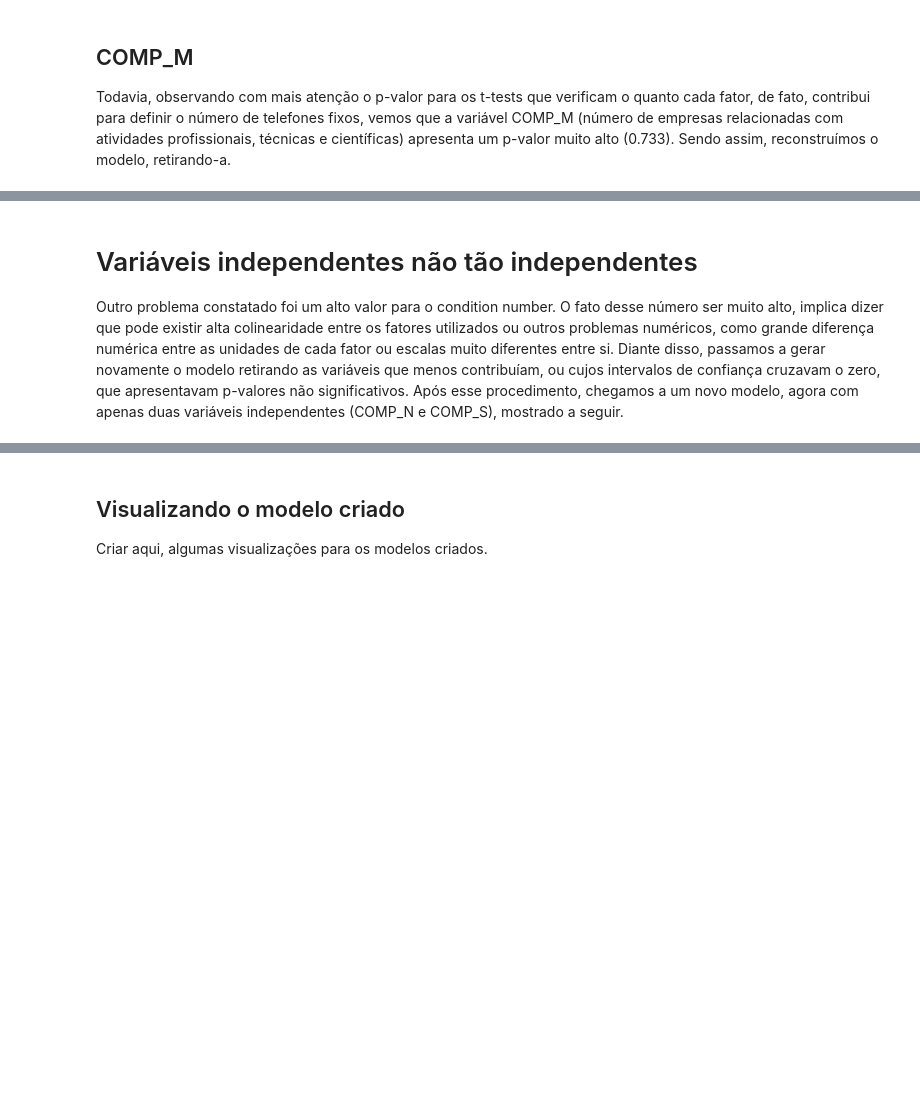
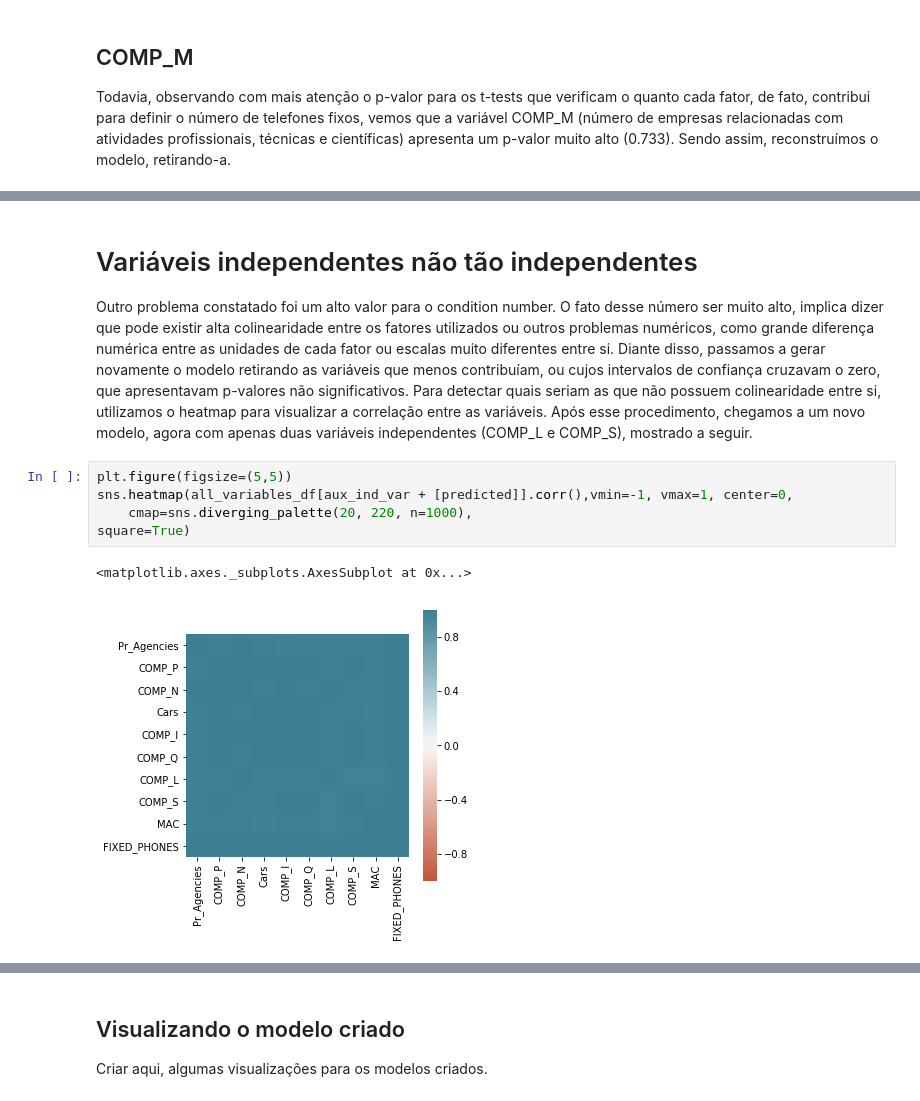
Before and after one commit to rafaelgdp/rlm-ea, a Jupyter notebook: src/regressao_linear_multipla.ipynb, the cells around one changed output, grey strips where cells are left out. Cells and saved outputs as stored; diff of their text form; blank space fills up the shorter version.

```diff
--- a/src/regressao_linear_multipla.ipynb
+++ b/src/regressao_linear_multipla.ipynb
@@ -555,6 +566,14 @@ strong multicollinearity or other numerical problems.
 # %% [markdown]
 # Variáveis independentes não tão independentes
 
-Outro problema constatado foi um alto valor para o condition number. O fato desse número ser muito alto, implica dizer que pode existir alta colinearidade entre os fatores utilizados ou outros problemas numéricos, como grande diferença numérica entre as unidades de cada fator ou escalas muito diferentes entre si. Diante disso, passamos a gerar novamente o modelo retirando as variáveis que menos contribuíam, ou cujos intervalos de confiança cruzavam o zero, que apresentavam p-valores não significativos. Após esse procedimento, chegamos a um novo modelo, agora com apenas duas variáveis independentes (COMP_N e COMP_S), mostrado a seguir.
+Outro problema constatado foi um alto valor para o condition number. O fato desse número ser muito alto, implica dizer que pode existir alta colinearidade entre os fatores utilizados ou outros problemas numéricos, como grande diferença numérica entre as unidades de cada fator ou escalas muito diferentes entre si. Diante disso, passamos a gerar novamente o modelo retirando as variáveis que menos contribuíam, ou cujos intervalos de confiança cruzavam o zero, que apresentavam p-valores não significativos. Para detectar quais seriam as que não possuem colinearidade entre si, utilizamos o heatmap para visualizar a correlação entre as variáveis. Após esse procedimento, chegamos a um novo modelo, agora com apenas duas variáveis independentes (COMP_L e COMP_S), mostrado a seguir.
+# %%
+plt.figure(figsize=(5,5))
+sns.heatmap(all_variables_df[aux_ind_var + [predicted]].corr(),vmin=-1, vmax=1, center=0,
+    cmap=sns.diverging_palette(20, 220, n=1000),
+square=True)
+# %% [output]
+<matplotlib.axes._subplots.AxesSubplot at 0x...>
+[figure, added]
 # %%
 # Retirando os fatores indesejados do modelo
```
Also changed, not shown: parts of 13 cells of this notebook.
